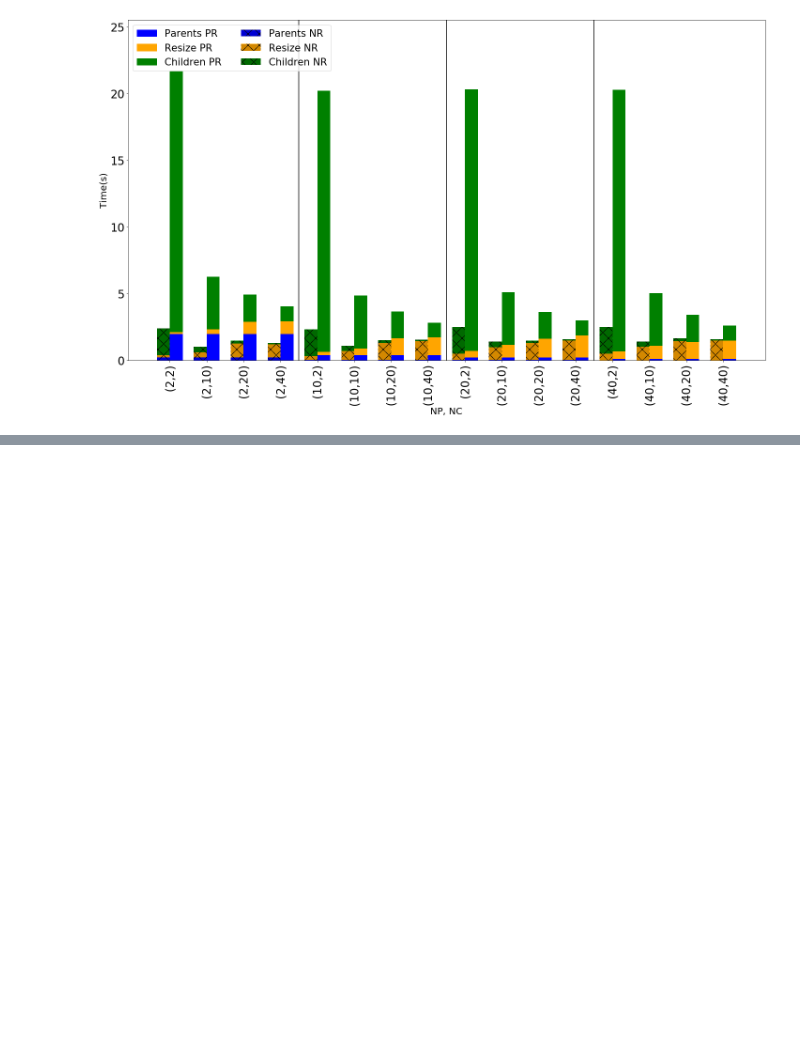
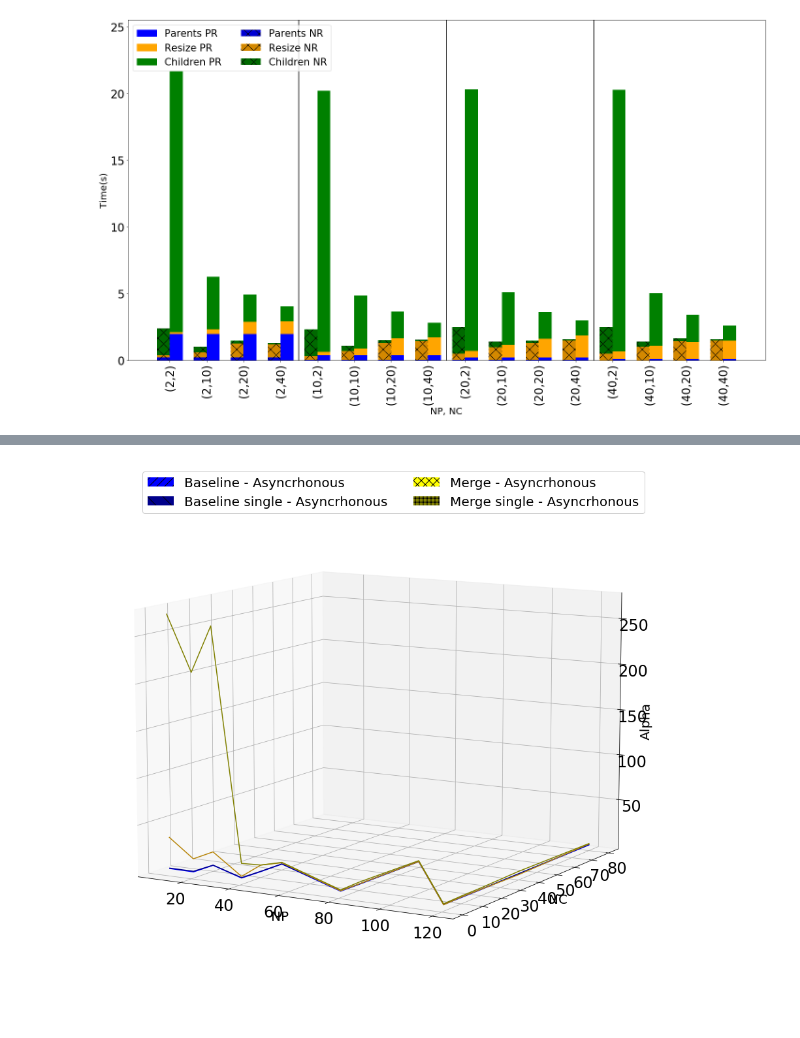
Before and after one commit to hpca-uji/Proteo, a Jupyter notebook: Analysis/analyser.ipynb, the cells around one changed output, grey strips where cells are left out. Drawn from its saved outputs; the diff is of its cells as text; code cells hidden in the pictures; blank space fills up the shorter version.

```diff
--- a/Analysis/analyser.ipynb
+++ b/Analysis/analyser.ipynb
@@ -847,3 +967,56 @@ for cst_aux in [0,1,2,3]:
+# %%
+used_direction='s'
+test_parameter='alpha' #Valores son "alpha" o "omega"
+
+if used_direction=='s':
+    df_aux=grouped_aggM.query('NP > NS')
+    used_labels=labelsShrink
+    name_fig="Shrink"
+    np_aux = [10, 20,20, 40,40,40, 80,80,80,80, 120,120,120,120,120]
+    nc_aux = [1,  1,10,  1,10,20,  1,10,20,40,  1,10,20,40,80]
+elif used_direction=='e':
+    df_aux=grouped_aggM.query('NP < NS')
+    used_labels=labelsExpand
+    name_fig="Expand"
+    np_aux = [1,1,1,1,1,        10,10,10,10,  20,20,20,  40,40,  80 ]
+    nc_aux = [10,20,40,80,120,  20,40,80,120, 40,80,120, 80,120, 120]
+elif used_direction=='a':
+    df_aux=grouped_aggM
+    used_labels=labels
+    name_fig="All"
+    np_aux = [1,1,1,1,1,        10,10,10,10,10, 20,20,20,20,20, 40,40,40,40,40, 80,80,80,80,80, 120,120,120,120,120]
+    nc_aux = [10,20,40,80,120,  1,20,40,80,120, 1,10,40,80,120, 1,10,20,80,120, 1,10,20,40,120, 1,10,20,40,80]
+
+x = np.arange(len(used_labels))
+handles = []
+
+f=plt.figure(figsize=(20, 12))
+#ax=f.add_subplot(111)
+ax = plt.axes(projection='3d')
+ax.azim = -60
+ax.dist = 10
+ax.elev = 10
+ax.set_xlabel("NP", fontsize=20)
+ax.set_ylabel("NC", fontsize=20)
+ax.set_zlabel("Alpha", fontsize=20)
+ax.tick_params(axis='both', which='major', labelsize=24)
+ax.tick_params(axis='both', which='minor', labelsize=22)
+
+for cst_aux in [1,3]:
+    df_aux2 = df_aux.query('Cst == @cst_aux')
+    for css_aux in [0,1]:
+        array_aux = df_aux2.query('Css == @css_aux')['alpha'].values
+        ax.plot3D(np_aux, nc_aux, array_aux, colors_spawn[cst_aux*2 + css_aux])
+
+        handles.append(handles_spawn[cst_aux*2 + css_aux])
+
+#ax.set_zlim(0,4)
+plt.legend(handles=handles, loc='best', fontsize=20,ncol=2,framealpha=1)
+
+f.tight_layout()
+f.savefig("Images/Spawn/3dPlot_"+name_fig+'_'+test_parameter+".png", format="png")
+# %% [output]
+[figure, added]
 # %%
 def check_normality(df, tipo):
     normality=[True] * (len(processes) * (len(processes)-1))
```
Also changed, not shown: parts of 37 cells of this notebook.
